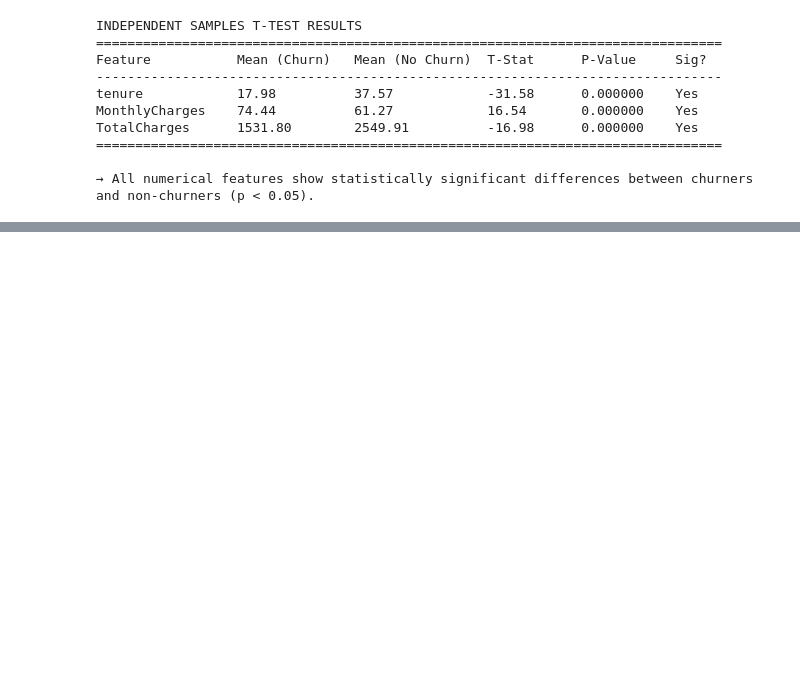
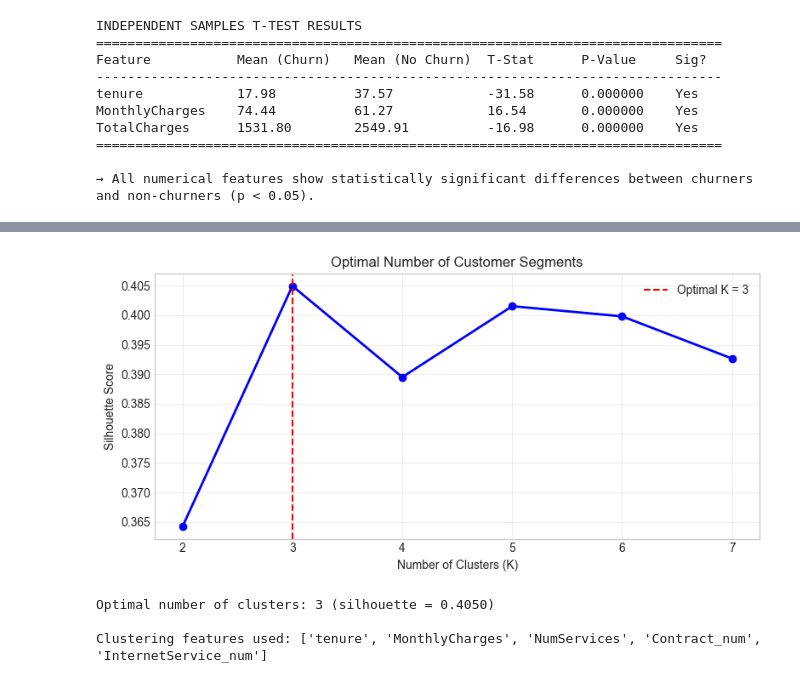
Before and after one commit to mariamTsintsadze/telecom-customer-churn-prediction, a Jupyter notebook: Telco_Customer_Churn_Analysis.ipynb, the cells around one changed output, grey strips where cells are left out. Saved outputs shown, nothing was run; the diff lists cells and outputs as text; code cells hidden in the pictures; blank space fills up the shorter version.

Commit message:
Add feature engineering and customer segmentation analysis

```diff
--- a/Telco_Customer_Churn_Analysis.ipynb
+++ b/Telco_Customer_Churn_Analysis.ipynb
@@ -711,0 +976,61 @@ TotalCharges      1531.80        2549.91          -16.98      0.000000    Yes
+# %%
+# ── Feature selection for clustering ─────────────────────────────────────────
+# approach: include the strongest churn predictors so clusters
+# reflect real behavioral differences, not just spending levels.
+
+cluster_features = [
+    'tenure',           # How long they've been a customer
+    'MonthlyCharges',   # How much they pay per month
+    'NumServices',      # How many services they use
+]
+
+# Encode contract type numerically for clustering
+# Month-to-month=0, One year=1, Two year=2 (ordinal — longer = more committed)
+contract_map = {'Month-to-month': 0, 'One year': 1, 'Two year': 2}
+df['Contract_num'] = df['Contract'].map(contract_map)
+
+# Encode internet service for clustering
+# No=0, DSL=1, Fiber optic=2
+internet_map = {'No': 0, 'DSL': 1, 'Fiber optic': 2}
+df['InternetService_num'] = df['InternetService'].map(internet_map)
+
+cluster_features_extended = cluster_features + ['Contract_num', 'InternetService_num']
+X_cluster = df[cluster_features_extended].copy()
+
+# NOTE: We use a separate scaler here — scaler_cluster — so that
+# the main pipeline scaler (fitted on X_train) is not affected.
+scaler_cluster = SC()
+X_cluster_scaled = scaler_cluster.fit_transform(X_cluster)
+
+# ── Find optimal K using silhouette score ─────────────────────────────────────
+silhouette_scores = []
+K_range = range(2, 8)
+
+for k in K_range:
+    km = KMeans(n_clusters=k, random_state=42, n_init=10)
+    labels = km.fit_predict(X_cluster_scaled)
+    silhouette_scores.append(silhouette_score(X_cluster_scaled, labels))
+
+optimal_k = K_range[np.argmax(silhouette_scores)]
+
+plt.figure(figsize=(8, 4))
+plt.plot(K_range, silhouette_scores, 'bo-', linewidth=2)
+plt.axvline(x=optimal_k, color='red', linestyle='--',
+            label=f'Optimal K = {optimal_k}')
+plt.xlabel('Number of Clusters (K)')
+plt.ylabel('Silhouette Score')
+plt.title('Optimal Number of Customer Segments')
+plt.legend()
+plt.grid(True, alpha=0.3)
+plt.tight_layout()
+plt.savefig('clustering_silhouette.png', dpi=150, bbox_inches='tight')
+plt.show()
+
+print(f"Optimal number of clusters: {optimal_k} "
+      f"(silhouette = {max(silhouette_scores):.4f})")
+print(f"\nClustering features used: {cluster_features_extended}")
+# %% [output]
+[figure, added]
+Optimal number of clusters: 3 (silhouette = 0.4050)
+
+Clustering features used: ['tenure', 'MonthlyCharges', 'NumServices', 'Contract_num', 'InternetService_num']
```
Also changed, not shown: parts of 15 cells of this notebook.
